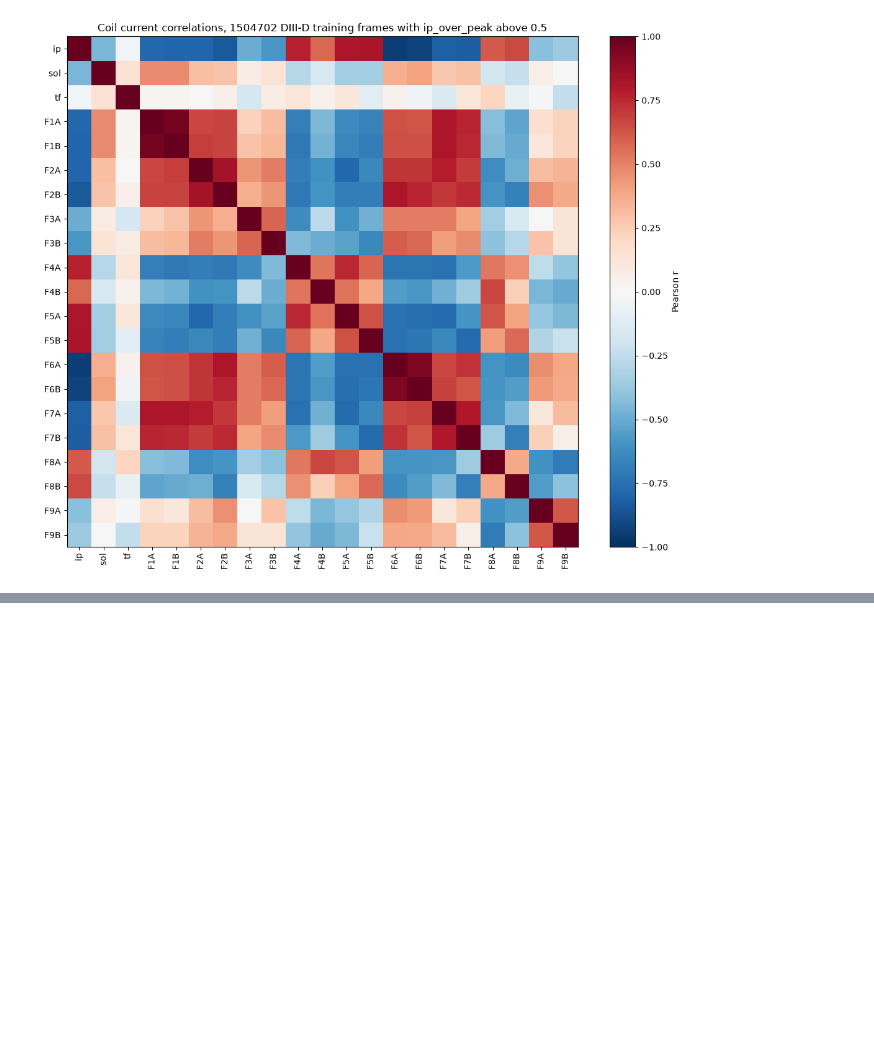
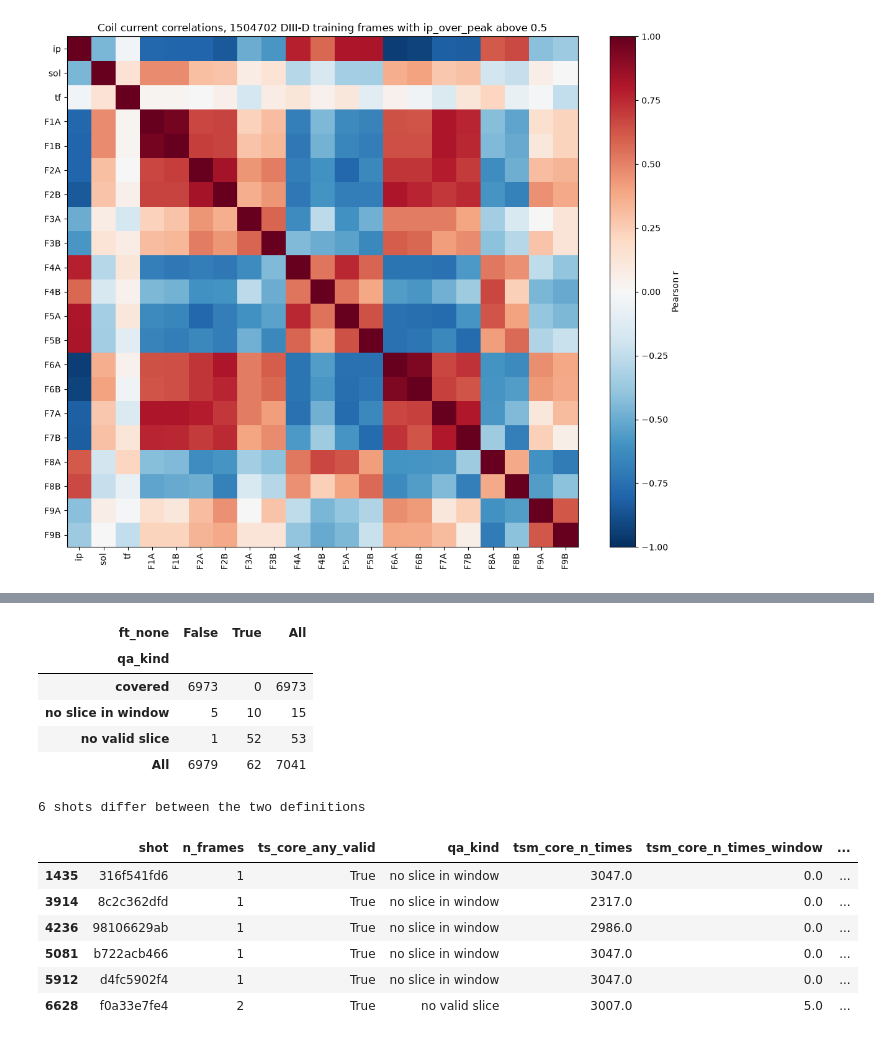
Before and after one commit to ksalango/fusion-equilibrium-challenge, a Jupyter notebook: notebooks/02_frame_table.ipynb, the cells around one changed output, grey strips where cells are left out. Cells and saved outputs as stored; diff of their text form; code cells hidden in the pictures; blank space fills up the shorter version.

```diff
--- a/notebooks/02_frame_table.ipynb
+++ b/notebooks/02_frame_table.ipynb
@@ -609,0 +640,34 @@ Unexpected observations:
+# %%
+# Open item 7: training shots without a valid core Thomson profile, frame table against QA.
+# Frame table: ts_core_any_valid is False when no frame has a valid slice (at least half the
+# channels with both Te and ne present) within thomson_tol_ms of it, counting slices at any
+# time. QA 0.7: tsm_core_frames_valid_within_20ms is the share of frames within 20 ms of a
+# valid slice counting only slices inside the EFIT window; it is NaN when no slice lies there.
+qa_ts = pd.read_parquet(QA_TABLE, columns=["split", "shot", "tsm_core_frames_valid_within_20ms",
+                                          "tsm_core_n_times", "tsm_core_n_times_window", "tsm_core_n_channels"])
+train = index[(index["split"] == "diii_d_train") & index["error"].isna()][["shot", "n_frames", "ts_core_any_valid"]]
+merged = train.merge(qa_ts[qa_ts["split"] == "diii_d_train"].drop(columns="split"), on="shot", how="left")
+coverage = merged["tsm_core_frames_valid_within_20ms"]
+merged["qa_kind"] = np.select([coverage.isna(), coverage == 0], ["no slice in window", "no valid slice"], default="covered")
+merged["qa_none"] = merged["qa_kind"] != "covered"
+merged["ft_none"] = ~merged["ts_core_any_valid"].fillna(False)
+display(pd.crosstab(merged["qa_kind"], merged["ft_none"], margins=True))
+differ = merged[merged["qa_none"] != merged["ft_none"]]
+print(f"{len(differ)} shots differ between the two definitions")
+display(differ[["shot", "n_frames", "ts_core_any_valid", "qa_kind", "tsm_core_n_times",
+                "tsm_core_n_times_window", "tsm_core_n_channels"]])
+# %% [output]
+| ft_none | False | True | All |
+| qa_kind |  |  |  |
+| covered | 6973 | 0 | 6973 |
+| no slice in window | 5 | 10 | 15 |
+| no valid slice | 1 | 52 | 53 |
+| All | 6979 | 62 | 7041 |
+6 shots differ between the two definitions
+|  | shot | n_frames | ts_core_any_valid | qa_kind | tsm_core_n_times | tsm_core_n_times_window | ... |
+| 1435 | 316f541fd6 | 1 | True | no slice in window | 3047.0 | 0.0 | ... |
+| 3914 | 8c2c362dfd | 1 | True | no slice in window | 2317.0 | 0.0 | ... |
+| 4236 | 98106629ab | 1 | True | no slice in window | 2986.0 | 0.0 | ... |
+| 5081 | b722acb466 | 1 | True | no slice in window | 3047.0 | 0.0 | ... |
+| 5912 | d4fc5902f4 | 1 | True | no slice in window | 3047.0 | 0.0 | ... |
+| 6628 | f0a33e7fe4 | 2 | True | no valid slice | 3007.0 | 5.0 | ... |
```
Also changed, not shown: parts of 6 cells of this notebook, 4 other files.
